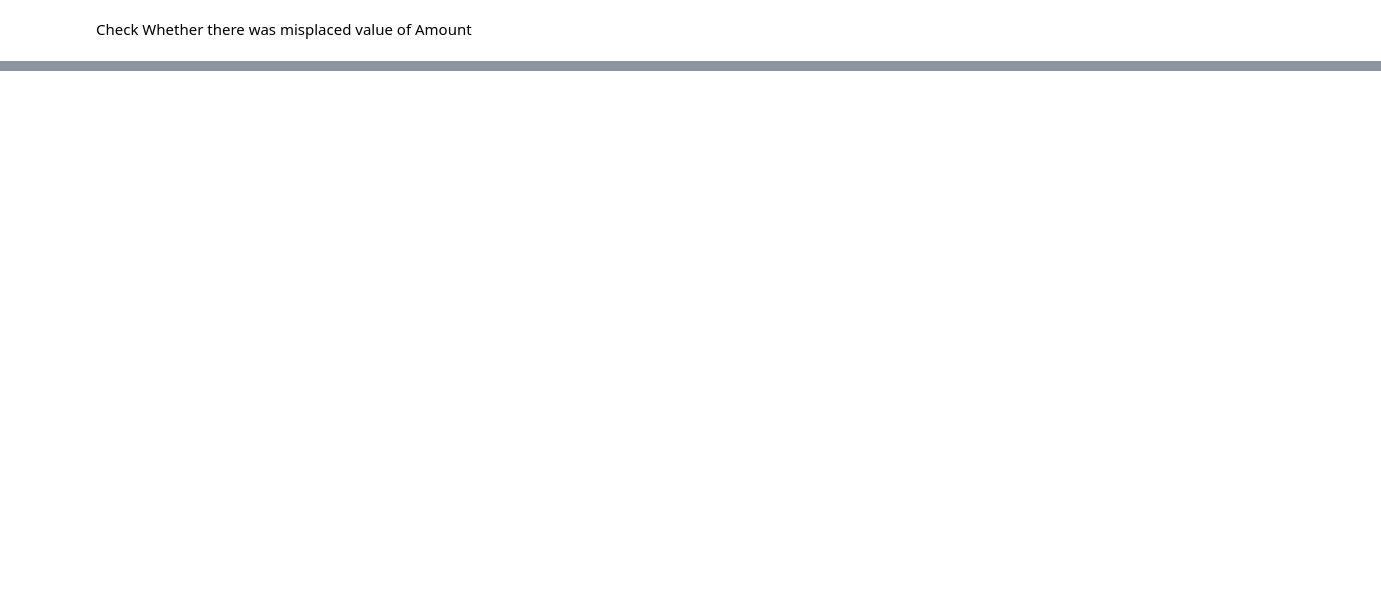
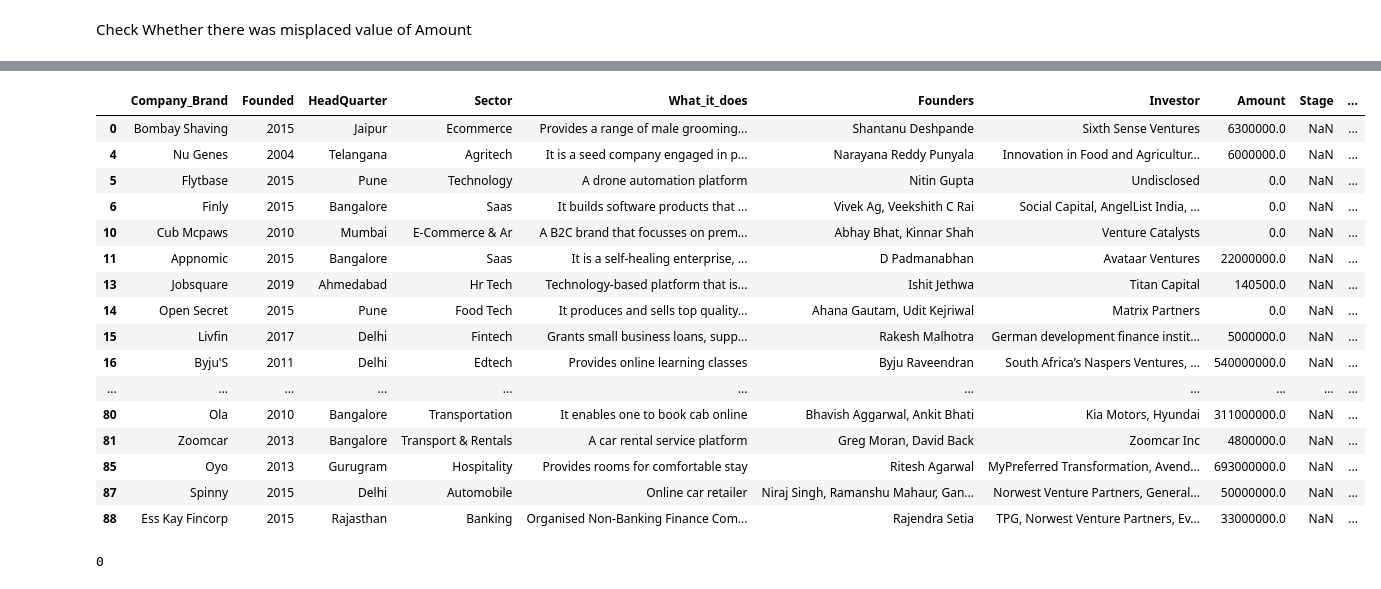
Before and after one commit to MayayaPatrick/Indian_Startup_Project, a Jupyter notebook: LP1_project.ipynb, the cells around one changed output, grey strips where cells are left out. Saved outputs shown, nothing was run; the diff lists cells and outputs as text; code cells hidden in the pictures; blank space fills up the shorter version.

```diff
--- a/LP1_project.ipynb
+++ b/LP1_project.ipynb
@@ -402,0 +1098,61 @@ data.head()
+# %%
+#Handling Founders Column
+
+
+# Fill missing value with random values from top 8 Founders
+
+top_Founders =[ 'Vivek Gupta & Abhay Hanjura','Shantanu Deshpande','Manish Kumar','Saurav Kumar',
+               'Visakh Sasikumar', 'Sandeep Dalmia & Anindya Dutta',
+                'Krishnan & Manju Dhawan & K Satyanarayana & Sanjeev Saxena','Sawan Kumar & Bhavya Bhambhani',
+                'Mayank Dhanuka & Sunoor Kaul','Akanksha Hazari']
+
+def  fill_missing_Founders (Founders):
+    if pd.isna(Founders):
+        return np.random.choice(top_Founders)
+    return Founders
+
+data3['Founders']=data3['Founders'].apply(fill_missing_Founders)
+
+# Convert all entries to title case
+data3['Founders'] = data3['Founders'].str.title()
+# %%
+# Handling the Amount Column
+
+#Change column name to Amount
+data3.rename(columns={'Amount($)': 'Amount'}, inplace=True)
+
+
+data3['Amount'] = data3['Amount'].str.replace(',','').str.replace('$','')
+
+# Convert all undisclosed to
+
+data3['Amount'].replace('Undisclosed','0', inplace=True)
+
+# Convertt to a float type
+data3['Amount']= data3['Amount'].astype('float')
+# %%
+# Filtering all rows with missing values in a specified column
+(data3
+ [data3
+  .Stage
+  .isna()
+  ]
+ )
+# %% [output]
+|  | Company_Brand | Founded | HeadQuarter | Sector | What_it_does | Founders | Investor | Amount | Stage | ... |
+| 0 | Bombay Shaving | 2015 | Jaipur | Ecommerce | Provides a range of male grooming... | Shantanu Deshpande | Sixth Sense Ventures | 6300000.0 | NaN | ... |
+| 4 | Nu Genes | 2004 | Telangana | Agritech | It is a seed company engaged in p... | Narayana Reddy Punyala | Innovation in Food and Agricultur... | 6000000.0 | NaN | ... |
+| 5 | Flytbase | 2015 | Pune | Technology | A drone automation platform | Nitin Gupta | Undisclosed | 0.0 | NaN | ... |
+| 6 | Finly | 2015 | Bangalore | Saas | It builds software products that ... | Vivek Ag, Veekshith C Rai | Social Capital, AngelList India, ... | 0.0 | NaN | ... |
+| 10 | Cub Mcpaws | 2010 | Mumbai | E-Commerce & Ar | A B2C brand that focusses on prem... | Abhay Bhat, Kinnar Shah | Venture Catalysts | 0.0 | NaN | ... |
+| 11 | Appnomic | 2015 | Bangalore | Saas | It is a self-healing enterprise, ... | D Padmanabhan | Avataar Ventures | 22000000.0 | NaN | ... |
+| 13 | Jobsquare | 2019 | Ahmedabad | Hr Tech | Technology-based platform that is... | Ishit Jethwa | Titan Capital | 140500.0 | NaN | ... |
+| 14 | Open Secret | 2015 | Pune | Food Tech | It produces and sells top quality... | Ahana Gautam, Udit Kejriwal | Matrix Partners | 0.0 | NaN | ... |
+| 15 | Livfin | 2017 | Delhi | Fintech | Grants small business loans, supp... | Rakesh Malhotra | German development finance instit... | 5000000.0 | NaN | ... |
+| 16 | Byju'S | 2011 | Delhi | Edtech | Provides online learning classes | Byju Raveendran | South Africa’s Naspers Ventures, ... | 540000000.0 | NaN | ... |
+| ... | ... | ... | ... | ... | ... | ... | ... | ... | ... | ... |
+| 80 | Ola | 2010 | Bangalore | Transportation | It enables one to book cab online | Bhavish Aggarwal, Ankit Bhati | Kia Motors, Hyundai | 311000000.0 | NaN | ... |
+| 81 | Zoomcar | 2013 | Bangalore | Transport & Rentals | A car rental service platform | Greg Moran, David Back | Zoomcar Inc | 4800000.0 | NaN | ... |
+| 85 | Oyo | 2013 | Gurugram | Hospitality | Provides rooms for comfortable stay | Ritesh Agarwal | MyPreferred Transformation, Avend... | 693000000.0 | NaN | ... |
+| 87 | Spinny | 2015 | Delhi | Automobile | Online car retailer | Niraj Singh, Ramanshu Mahaur, Gan... | Norwest Venture Partners, General... | 50000000.0 | NaN | ... |
+| 88 | Ess Kay Fincorp | 2015 | Rajasthan | Banking | Organised Non-Banking Finance Com... | Rajendra Setia | TPG, Norwest Venture Partners, Ev... | 33000000.0 | NaN | ... |
@@ -402,0 +1176,4 @@ data.head()
+# %%
+pd.isnull(data3).sum().sum()
+# %% [output]
+0
```
Also changed, not shown: parts of 155 cells of this notebook, 1 other file.
